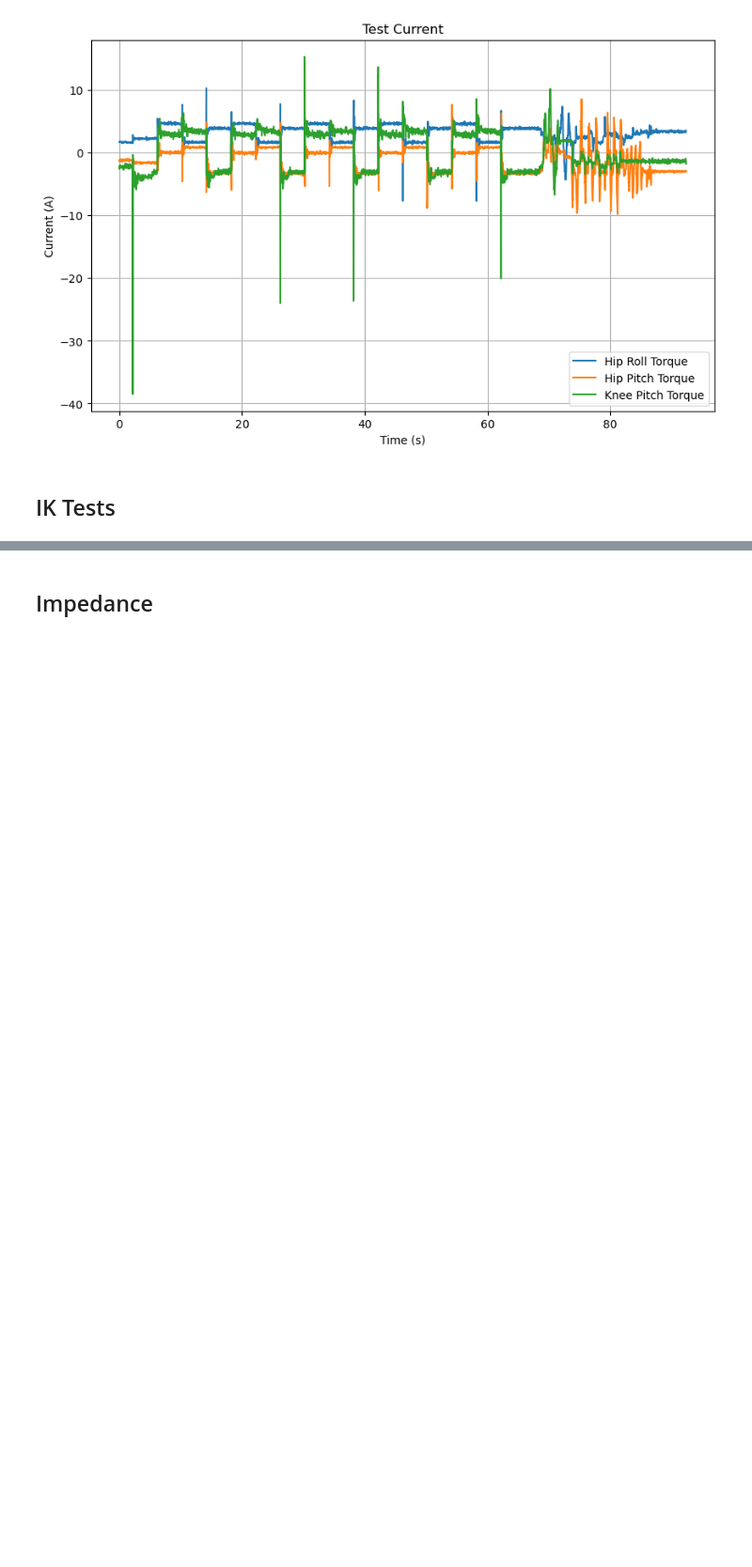
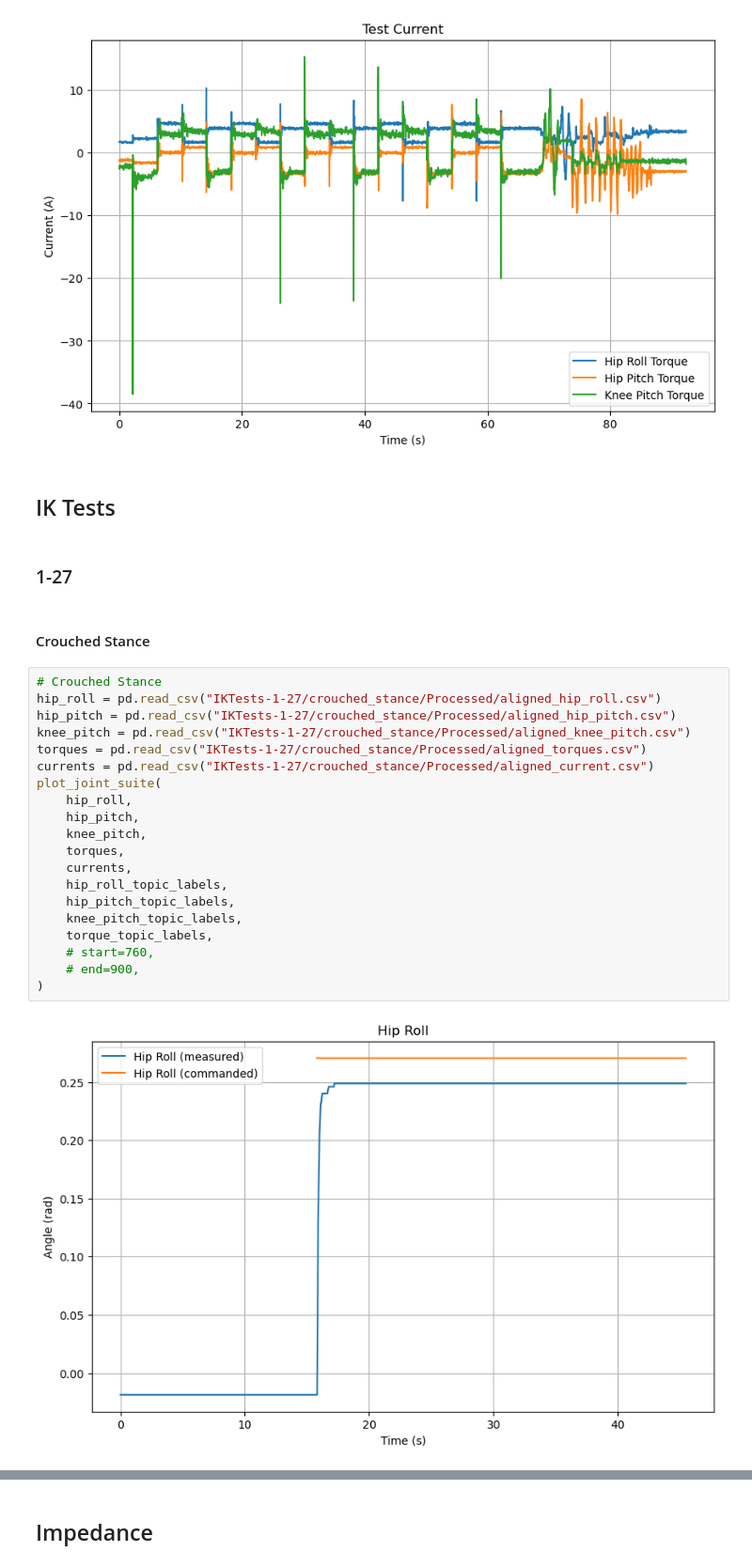
Before and after one commit to samurai-kai/quadruped_design, a Jupyter notebook: testing/plotter.ipynb, the cells around one changed output, grey strips where cells are left out. Shown at 94% size. Saved outputs shown, nothing was run; the diff lists cells and outputs as text; blank space fills up the shorter version.

Commit message:
IK plots

```diff
--- a/testing/plotter.ipynb
+++ b/testing/plotter.ipynb
@@ -163,3 +163,29 @@ plot_joint_suite(
 [figure]
 # %% [markdown]
 ## IK Tests
+# %% [markdown]
+### 1-27
+# %% [markdown]
+#### Crouched Stance
+# %%
+# Crouched Stance
+hip_roll = pd.read_csv("IKTests-1-27/crouched_stance/Processed/aligned_hip_roll.csv")
+hip_pitch = pd.read_csv("IKTests-1-27/crouched_stance/Processed/aligned_hip_pitch.csv")
+knee_pitch = pd.read_csv("IKTests-1-27/crouched_stance/Processed/aligned_knee_pitch.csv")
+torques = pd.read_csv("IKTests-1-27/crouched_stance/Processed/aligned_torques.csv")
+currents = pd.read_csv("IKTests-1-27/crouched_stance/Processed/aligned_current.csv")
+plot_joint_suite(
+    hip_roll,
+    hip_pitch,
+    knee_pitch,
+    torques,
+    currents,
+    hip_roll_topic_labels,
+    hip_pitch_topic_labels,
+    knee_pitch_topic_labels,
+    torque_topic_labels,
+    # start=760,
+    # end=900,
+)
+# %% [output]
+[figure, added]
```
Also changed, not shown: parts of 6 cells of this notebook, 16 other files.
